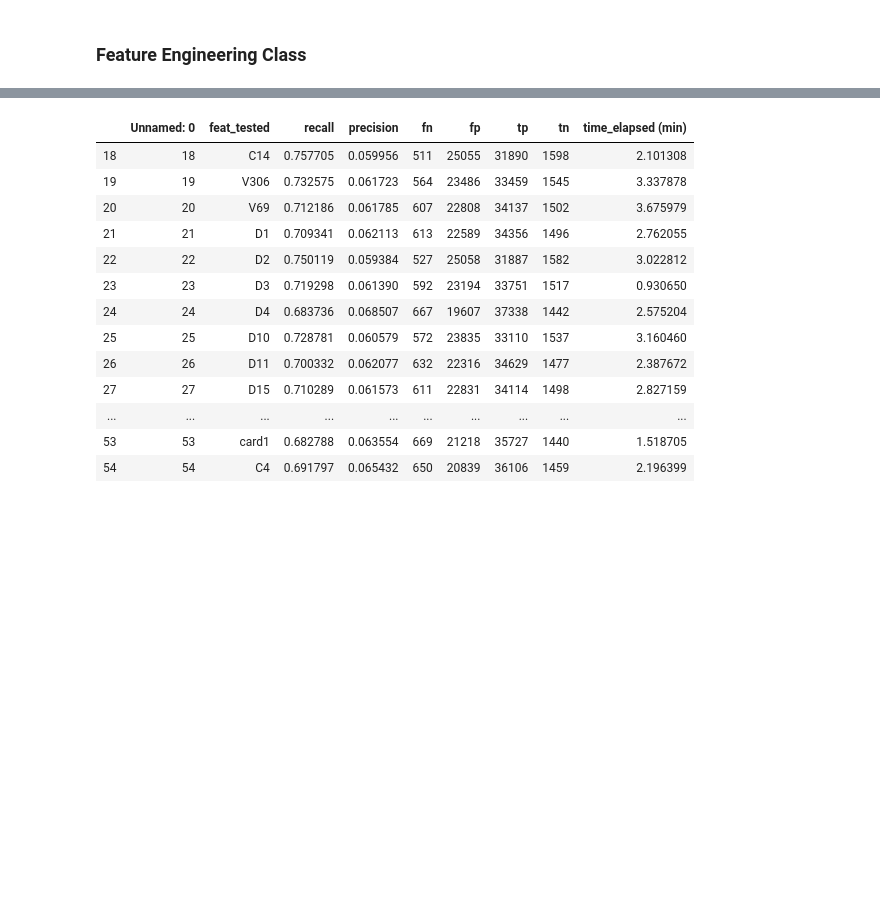
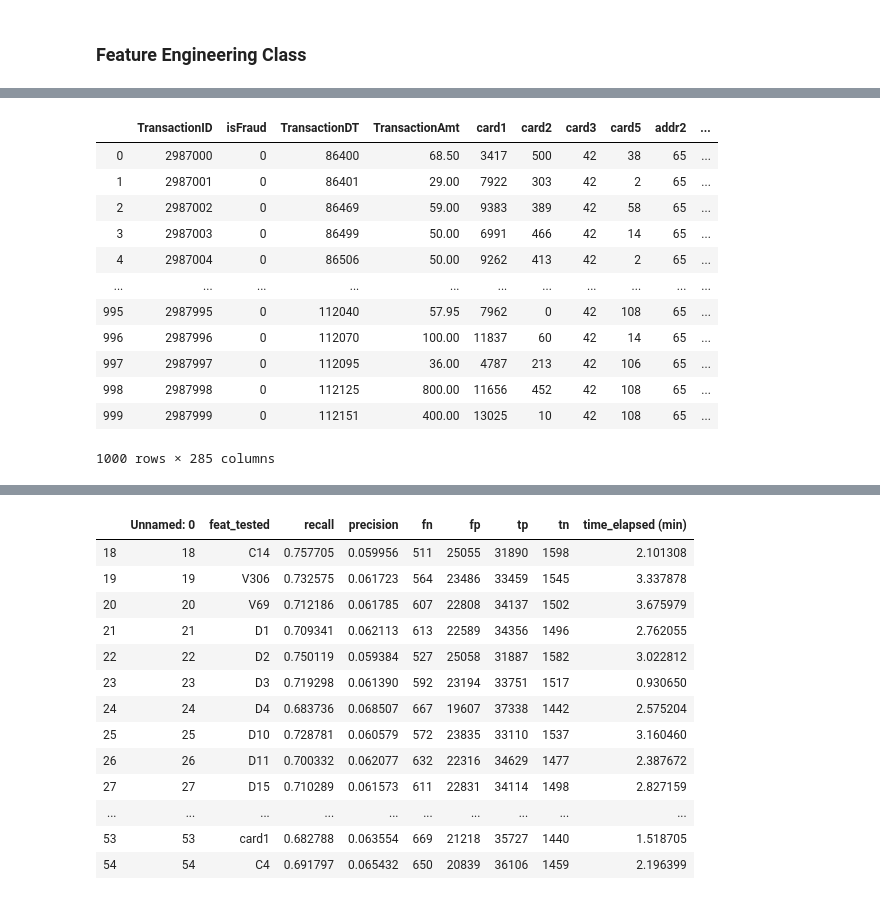
Before and after one commit to kirahman2/fraud_detection, a Jupyter notebook: Fraud Detection EDA.ipynb, the cells around one changed output, grey strips where cells are left out. Saved outputs shown, nothing was run; the diff lists cells and outputs as text; code cells hidden in the pictures; blank space fills up the shorter version.

Commit message:
Saving before making  changes to fill_na.

```diff
--- a/Fraud Detection EDA.ipynb
+++ b/Fraud Detection EDA.ipynb
@@ -540,13 +526,0 @@ df_features['P_emaildomain_copy'] = le.fit_transform(df_raw['P_emaildomain'])
-# %%
-# we need a method that tacks on original imputed features from df_raw, imputes them, then tests them..
-# then we need a method that creates and keeps these features.
-
-le = LabelEncoder()
-
-# we have tested the features that work and are good. We now need to create these features
-# as part of the dataset.
-
-for col in list_feat_test:
-    col_mode = df_raw[col].mode()[0]
-    df_raw[col] = df_raw[col].fillna(col_mode)
-    df_features[col] = le.fit_transform(df_raw[col])
@@ -570,6 +540,7 @@ class FeatureEngineering():
         self.df_new_feat = pd.DataFrame()
         self.list_drop_col = []
         self.str_list_col_fe = []
+        self.list_feat = []
 
     def feature_testing(self, bool_drop_col, list_feat):
         '''testing and scoring new potential features'''
@@ -578,7 +549,9 @@ class FeatureEngineering():
                 self.col_fe = col
                 if col in df_features.columns:
                     df_feat = fe.create_test_feature(bool_drop_col, col)
-#                     df_feat = df_feat[0:1000] ### delete
+                    df_feat = df_feat[0:1000] ### delete
+                    df_feat = df_feat.drop(self.list_drop_col[-1], axis=1) ### TESTING
+                    print(list(df_feat.columns))
                     model.create_df_score_model(df_feat, list_feat)
                 else:
                     print("\nColumn", col, "does not exist in dataframe.\n")
@@ -586,11 +559,13 @@ class FeatureEngineering():
 
     def final_features(self, bool_drop_col, list_feat):
         '''creates final new features'''
+        self.list_feat = list_feat
         df_feat = fe.create_feature(bool_drop_col, list_feat)
-#         df_feat = df_feat[0:1000] ### delete
+        df_feat = df_feat[0:1000] ### delete
         for col in list_feat:
             col_fe = self._append_col_lists(col)
-            self._fill_na(df_feat, col_fe)
+#             self._fill_na(df_feat, col_fe) ### testing
+            df_feat[col] = self._fill_na(df_feat, col_fe)
             self._concat_df_new_feat(df_feat, col_fe)
         self._convert_list_to_string(list_feat)
         return df_feat
@@ -605,7 +580,8 @@ class FeatureEngineering():
     def _fill_na(self, df_feat, col_fe):
         '''fill na values for new features'''
         col_mode = df_feat[col_fe].mode()[0]
-        df_feat[col_fe] = df_feat[col_fe].fillna(col_mode)
+#         df_feat[col_fe] = df_feat[col_fe].fillna(col_mode)
+        return df_feat[col_fe].fillna(col_mode)
 
     def _concat_df_new_feat(self, df_feat, col_fe):
         '''adding new feauture columns to one dataframe'''
@@ -620,9 +596,9 @@ class FeatureEngineering():
         self.str_list_col_fe = str_temp
 
     def create_final_df(self):
-        '''creates final dataframe for model'''
+        '''creates final dataframe after creating final_features'''
         df_feat = pd.concat([df_features, self.df_new_feat], axis=1)
-#         df_feat = pd.concat([df_features[0:1000], self.df_new_feat], axis=1) ### delete
+        df_feat = pd.concat([df_features[0:1000], self.df_new_feat], axis=1) ### delete
         print('list to drop', self.list_drop_col)
         df_feat = df_feat.drop(self.list_drop_col, axis=1)
         return df_feat
@@ -669,7 +645,6 @@ class FeatureEngineering():
     def _drop_column(self, bool_drop_col, col, df_feat):
         '''dropping or keeping columns'''
         if bool_drop_col:
-            print("Dropping original feature", col)
             if (col in df_features.columns):
                 self.list_drop_col.append(col)
                 print(self.list_drop_col)
@@ -746,16 +721,20 @@ fe = FeatureEngineering()
 # bool_drop_col = False
 # df_feat = fe.final_features(bool_drop_col, list_feat = ['card5', 'V317'])
 
-# fe.list_drop_col.append('C4')
-# df_feat = fe.create_final_df()
-# df_feat
-
-bool_drop_col = True
-df_feat = fe.feature_testing(bool_drop_col, list_feat=['addr1','card2'])
+# RUN THIS NEXT , check for errors and make sure it all works.
+# fe.list_drop_col.append('C4') # drop addr2 ?
+# fe.list_drop_col.append('addr2')
+fe.final_features(bool_drop_col, list_feat=['addr1'])
+df_feat = fe.create_final_df()
 df_feat
 
-# if we are feature testing, we need to parse and append one column and df
-# score at a time.
+# bool_drop_col = True
+# fe.feature_testing(bool_drop_col, list_feat=['addr1', 'addr2'])
+
+
+# NEXT, after testing fe.final_features we need to see how we can remove _Fill_na2. the way we apply
+# fill_na has very different functionality.
+
 
 # fe
 # %% [output]
@@ -778,0 +743,13 @@ weighted avg       0.95      0.56      0.69     59054
+|  | TransactionID | isFraud | TransactionDT | TransactionAmt | card1 | card2 | card3 | card5 | addr2 | ... |
+| 0 | 2987000 | 0 | 86400 | 68.50 | 3417 | 500 | 42 | 38 | 65 | ... |
+| 1 | 2987001 | 0 | 86401 | 29.00 | 7922 | 303 | 42 | 2 | 65 | ... |
+| 2 | 2987002 | 0 | 86469 | 59.00 | 9383 | 389 | 42 | 58 | 65 | ... |
+| 3 | 2987003 | 0 | 86499 | 50.00 | 6991 | 466 | 42 | 14 | 65 | ... |
+| 4 | 2987004 | 0 | 86506 | 50.00 | 9262 | 413 | 42 | 2 | 65 | ... |
+| ... | ... | ... | ... | ... | ... | ... | ... | ... | ... | ... |
+| 995 | 2987995 | 0 | 112040 | 57.95 | 7962 | 0 | 42 | 108 | 65 | ... |
+| 996 | 2987996 | 0 | 112070 | 100.00 | 11837 | 60 | 42 | 14 | 65 | ... |
+| 997 | 2987997 | 0 | 112095 | 36.00 | 4787 | 213 | 42 | 106 | 65 | ... |
+| 998 | 2987998 | 0 | 112125 | 800.00 | 11656 | 452 | 42 | 108 | 65 | ... |
+| 999 | 2987999 | 0 | 112151 | 400.00 | 13025 | 10 | 42 | 108 | 65 | ... |
+1000 rows × 285 columns
```
Also changed, not shown: parts of 10 cells of this notebook.
